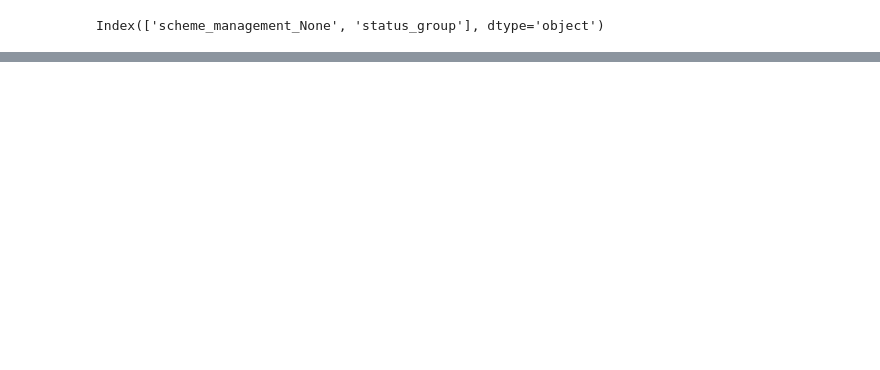
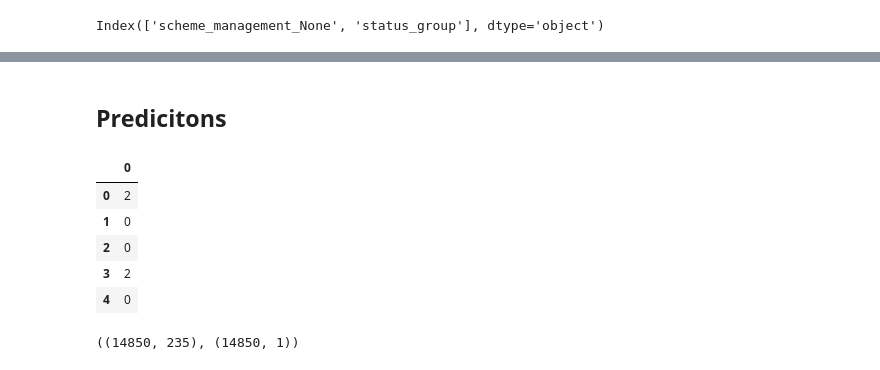
Before and after one commit to emilia329/PumpIt, a Jupyter notebook: Modeling.ipynb, the cells around one changed output, grey strips where cells are left out. Drawn from its saved outputs; the diff is of its cells as text; code cells hidden in the pictures; blank space fills up the shorter version.

```diff
--- a/Modeling.ipynb
+++ b/Modeling.ipynb
@@ -25,0 +158,14 @@ Index(['scheme_management_None', 'status_group'], dtype='object')
+# %%
+param_grid = {
+    'n_estimators': [50, 100],
+    'criterion':['gini', 'entropy'],
+    'min_samples_leaf':[2,4],
+    'min_samples_split':[3,5],
+    'bootstrap': [True, False]
+}
+
+
+grid_rfc = GridSearchCV(RandomForestClassifier(),
+                        rfc_params,
+                        cv=3,
+                        scoring='accuracy').fit(X_train, y_train)
@@ -25,0 +194,21 @@ Index(['scheme_management_None', 'status_group'], dtype='object')
+# %% [markdown]
+## Predicitons
+# %%
+testdf = test.drop(columns = ['id','date_recorded','funder','installer']).values
+# %%
+yhat2 = grid_rfc.predict(testdf)
+# %%
+prediction = pd.DataFrame(yhat2)
+# %%
+prediction.head()
+# %% [output]
+|  | 0 |
+| 0 | 2 |
+| 1 | 0 |
+| 2 | 0 |
+| 3 | 2 |
+| 4 | 0 |
+# %%
+test.shape, prediction.shape
+# %% [output]
+((14850, 235), (14850, 1))
```
Also changed, not shown: parts of 22 cells of this notebook.
